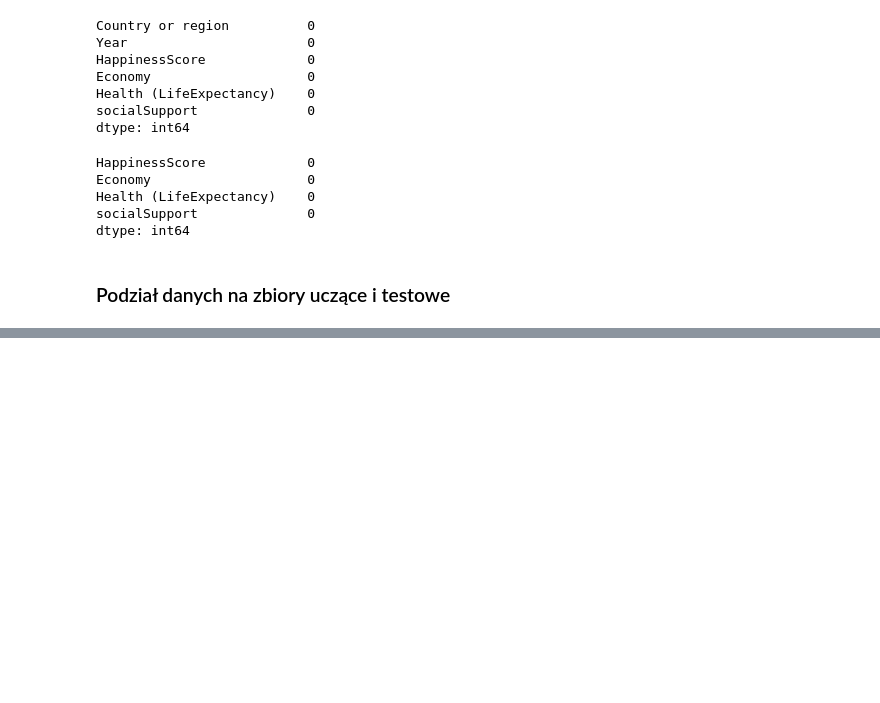
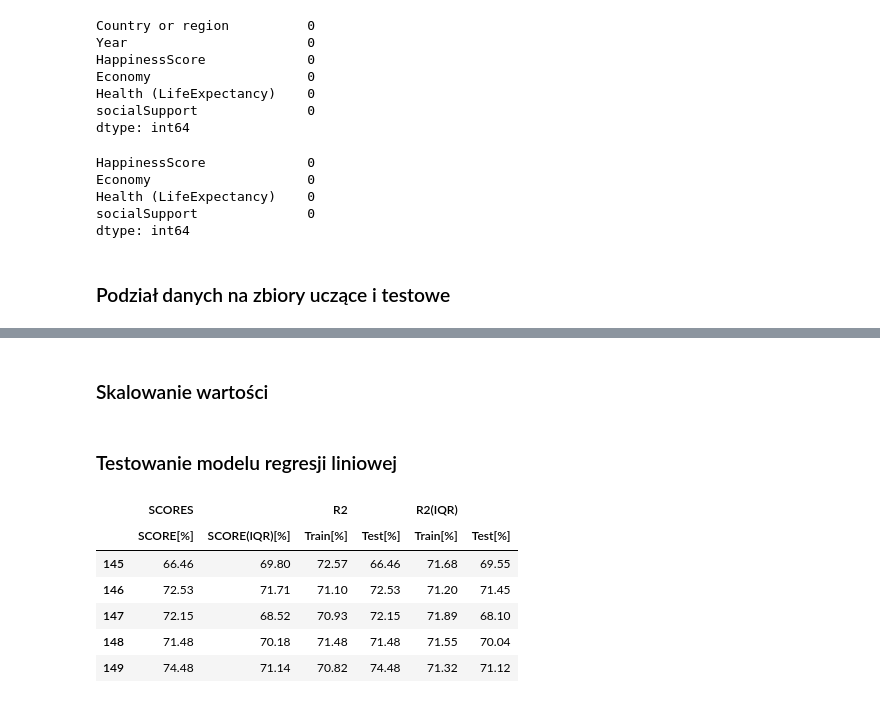
Before and after one commit to ArminD93/WorldHappinessReport, a Jupyter notebook: WorldHappinessReport_podsumowanie.ipynb, the cells around one changed output, grey strips where cells are left out. Saved outputs shown, nothing was run; the diff lists cells and outputs as text; code cells hidden in the pictures; blank space fills up the shorter version.

Commit message:
Testowanie modelu regresji liniowej

```diff
--- a/WorldHappinessReport_podsumowanie.ipynb
+++ b/WorldHappinessReport_podsumowanie.ipynb
@@ -837,10 +844,12 @@ y: (695, 1)
 from sklearn.model_selection import train_test_split
 
 X_train, X_test, y_train, y_test = train_test_split(X, y, test_size=0.2)
+X_iqr_train, X_iqr_test, y_iqr_train, y_iqr_test = train_test_split(X_iqr, y_iqr, test_size=0.2)
 
-print(f'X_train shape: {X_train.shape}')
-print(f'X_test shape: {X_test.shape}')
 
-print(f'y_train shape: {y_train.shape}')
-print(f'y_test shape: {y_test.shape}')
+print(f'X_train shape:  {X_train.shape},    X_iqr_train shape: {X_iqr_train.shape}')
+print(f'X_test shape:   {X_test.shape},     X_iqr_test shape: {X_iqr_test.shape}')
+
+print(f'y_train shape:  {y_train.shape},    y_iqr_train shape: {y_iqr_train.shape}')
+print(f'y_test shape:   {y_test.shape},     y_iqr_test shape: {y_iqr_test.shape}')
 # %% [output]
@@ -850,0 +860,65 @@ y_test shape: (139, 1)
+# %% [markdown]
+### <a name='14'></a> Skalowanie wartości
+# %%
+scaler = StandardScaler()
+scaler.fit(X)
+X = scaler.transform(X)
+
+scaler_iqr = StandardScaler()
+scaler_iqr.fit(X_iqr)
+X_iqr = scaler.transform(X_iqr)
+# %% [markdown]
+### <a name='15'></a> Testowanie modelu regresji liniowej
+# %%
+metric_cols =[('SCORES', 'SCORE[%]'), ('SCORES', 'SCORE(IQR)[%]'), ('R2','Train[%]'), ('R2','Test[%]'), ('R2(IQR)','Train[%]'), ('R2(IQR)','Test[%]')]
+
+metrics_df = pd.DataFrame(columns=metric_cols )
+metrics_df.columns = pd.MultiIndex.from_tuples(metrics_df.columns)
+
+index = 0
+
+for i in range(150):
+  # podzielimy dane na zbiory uczące i testowe:
+  X_train, X_test, y_train, y_test = train_test_split(X, y, test_size=0.2)
+  X_iqr_train, X_iqr_test, y_iqr_train, y_iqr_test = train_test_split(X_iqr, y_iqr, test_size=0.2)
+
+  lr = LinearRegression()
+  lr.fit(X_train, y_train)
+
+  lin_reg_iqr = LinearRegression()
+  lin_reg_iqr.fit(X_iqr_train, y_iqr_train)
+
+  y_pred_test = lr.predict(X_test)
+  y_pred_iqr_sc_test = lin_reg_iqr.predict(X_iqr_test)
+
+  y_pred_train = lr.predict(X_train)
+  y_pred_iqr_sc_train = lin_reg_iqr.predict(X_iqr_train)
+
+  score = lr.score(X_test, y_test)
+  score_iqr = lr.score(X_iqr_test, y_iqr_test)
+
+  r2_train =  r2_score(y_train, y_pred_train)
+  r2_train_iqr = r2_score(y_iqr_train, y_pred_iqr_sc_train)
+
+  r2_test =  r2_score(y_test, y_pred_test)
+  r2_test_iqr = r2_score(y_iqr_test, y_pred_iqr_sc_test)
+
+  SCORE, SCORE_IQR = (round(score*100,2), round(score_iqr*100,2) )
+  R2_train, R2_test = (round(r2_train*100,2), round(r2_test*100,2))
+  R2_IQR_train, R2_IQR_test = round(r2_train_iqr*100,2), round(r2_test_iqr*100,2)
+
+  # #############################################################################
+
+  metrics_df.loc[index] = [SCORE, SCORE_IQR, R2_train, R2_test, R2_IQR_train, R2_IQR_test]
+
+  index +=1
+
+metrics_df.tail()
+# %% [output]
+|  | SCORES |  | R2 |  | R2(IQR) |  |
+|  | SCORE[%] | SCORE(IQR)[%] | Train[%] | Test[%] | Train[%] | Test[%] |
+| 145 | 66.46 | 69.80 | 72.57 | 66.46 | 71.68 | 69.55 |
+| 146 | 72.53 | 71.71 | 71.10 | 72.53 | 71.20 | 71.45 |
+| 147 | 72.15 | 68.52 | 70.93 | 72.15 | 71.89 | 68.10 |
+| 148 | 71.48 | 70.18 | 71.48 | 71.48 | 71.55 | 70.04 |
+| 149 | 74.48 | 71.14 | 70.82 | 74.48 | 71.32 | 71.12 |
```
Also changed, not shown: parts of 3 cells of this notebook.
